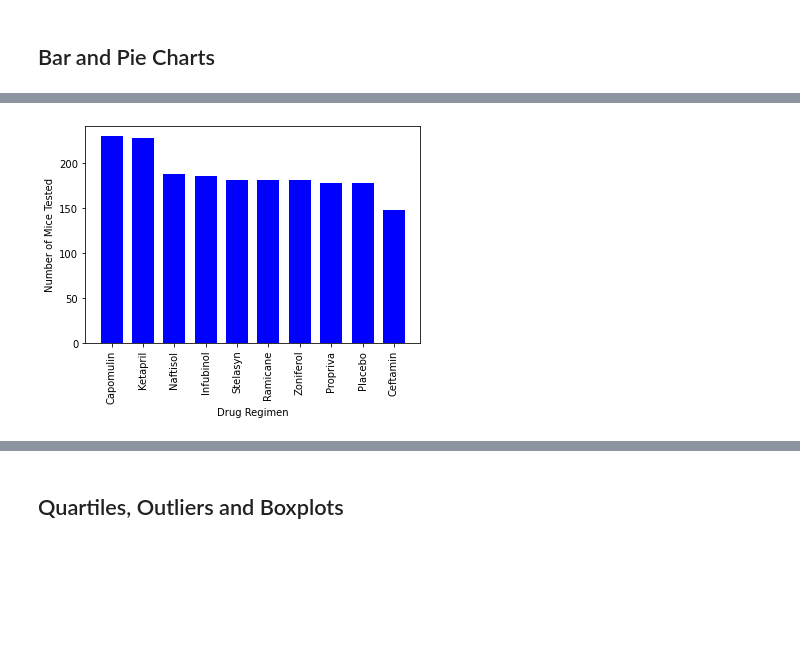
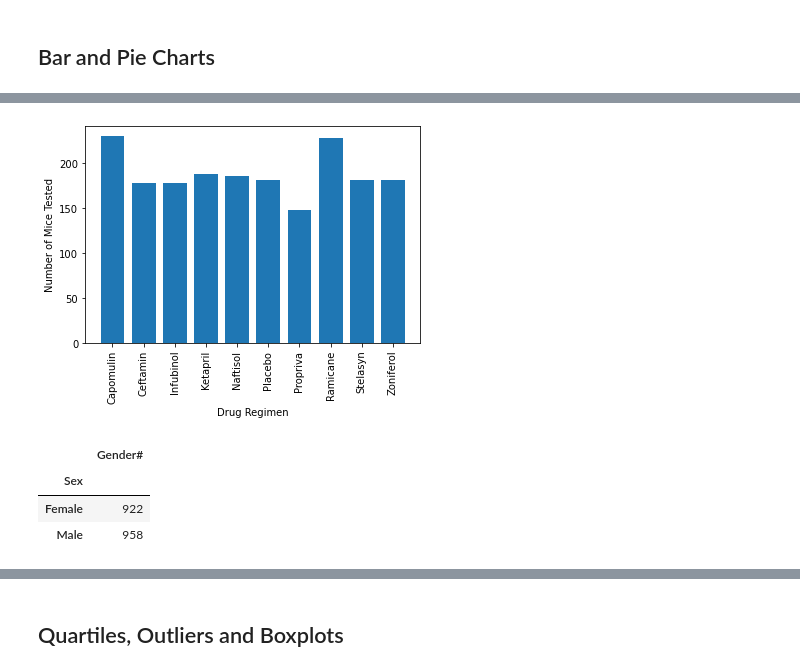
Before and after one commit to IlkayAtes11/Matplotlib-Challenge, a Jupyter notebook: Code/pymaceuticals.ipynb, the cells around one changed output, grey strips where cells are left out. Saved outputs shown, nothing was run; the diff lists cells and outputs as text; code cells hidden in the pictures; blank space fills up the shorter version.

```diff
--- a/Code/pymaceuticals.ipynb
+++ b/Code/pymaceuticals.ipynb
@@ -188,13 +162,30 @@ x_axis
 # %%
 # Generate a bar plot showing the total number of timepoints for all mice tested for each drug regimen using pyplot.
+#x_axis = clean_data['Drug Regimen'].unique().tolist()
 
-plt.bar(x_axis, tests, color ='blue', width = 0.7)
+tests = clean_data.groupby('Drug Regimen').count()['Timepoint']
+
+x_axis = np.arange(len(tests))
+tick_locations = [x *1.7 for x in x_axis]
+
+
+plt.bar(tick_locations, tests, width = 1.3)
+
+plt.xticks(tick_locations, tests.index, rotation = "vertical")
 
 plt.xlabel("Drug Regimen")
 plt.ylabel("Number of Mice Tested")
-plt.xticks(rotation="vertical")
-plt.show()
+plt.savefig("./Images/PyPlotBar.png")
 # %% [output]
-[figure, old version]
+[figure, new version]
+# %%
+gender = clean_data.groupby('Sex').count()
+gender = gender["Mouse ID"].to_frame().rename(columns = {"Mouse ID":"Gender#"})
+gender
+# %% [output]
+|  | Gender# |
+| Sex |  |
+| Female | 922 |
+| Male | 958 |
 # %%
 # Generate a pie plot showing the distribution of female versus male mice using Pandas
```
Also changed, not shown: parts of 6 cells of this notebook, 4 other files.
